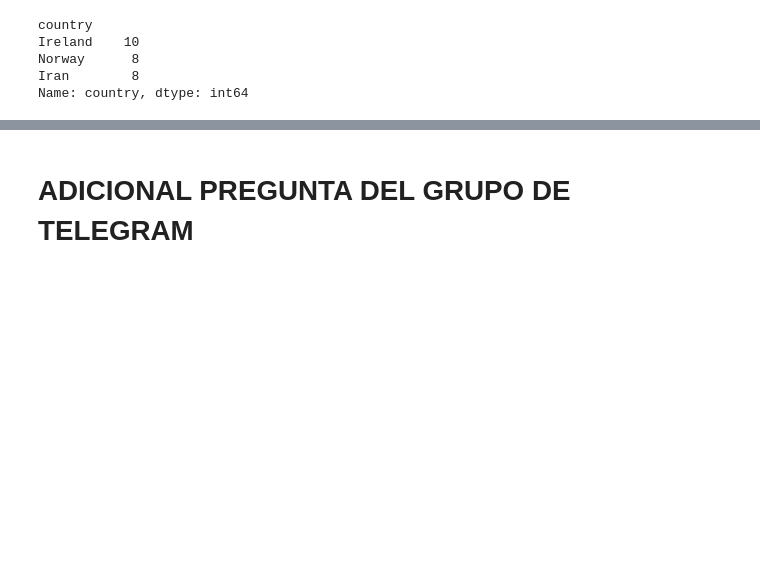
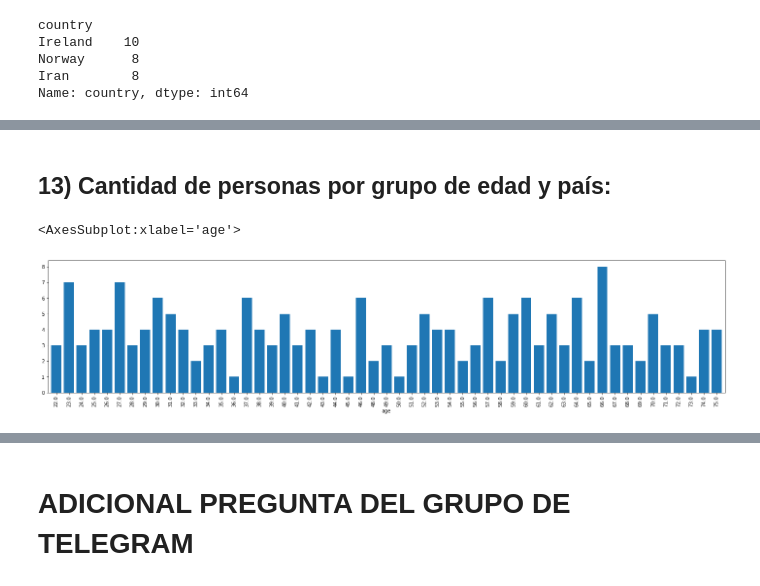
Before and after one commit to MayumyCH/bootcamp_ciencia_de_datos, a Jupyter notebook: modulos/02. Intro al computo cientifico/Tarea_Curso_intro_analisis_datos_python.ipynb, the cells around one changed output, grey strips where cells are left out. Saved outputs shown, nothing was run; the diff lists cells and outputs as text; code cells hidden in the pictures; blank space fills up the shorter version.

```diff
--- a/modulos/02. Intro al computo cientifico/Tarea_Curso_intro_analisis_datos_python.ipynb
+++ b/modulos/02. Intro al computo cientifico/Tarea_Curso_intro_analisis_datos_python.ipynb
@@ -17,7 +17,7 @@ import pandas as pd
 import numpy as np
 # %%
 # URL REPO bootcamp
-url = 'https://raw.githubusercontent.com/MayumyCH/bootcamp_ciencia_de_datos/main/modulos/02.%20Introduccion%20al%20computo/Introduccion%20al%20analisis%20de%20datos%20con%20Python/datasets/user.csv'
-url = '/content/user.csv' # Desde google Colab
+url = "https://raw.githubusercontent.com/MayumyCH/bootcamp_ciencia_de_datos/main/modulos/02.%20Intro%20al%20computo%20cientifico/datasets/user.csv"
+# url = '/content/user.csv' # Desde google Colab
 data = pd.read_csv(url, index_col=0)
 # data = data.dropna()
@@ -225,0 +357,15 @@ Name: country, dtype: int64
+# %%
+# OTRA SOLUCION
+def percent(x, y):
+    return x/x.sum()
+
+data['num'] = 1
+data_percent = pd.pivot_table(data,
+                             index='country',
+                             columns='gender',
+                             values='num',
+                             aggfunc='count').reset_index()
+
+data_percent['% female'] = data_percent[['female','male']].apply(lambda x:x.female/sum(x), axis=1)
+data_percent['% male'] = data_percent[['female','male']].apply(lambda x:x.male/sum(x), axis=1)
+data_percent
@@ -225,0 +424,12 @@ Name: country, dtype: int64
+# %% [markdown]
+## 13) Cantidad de personas por grupo de edad y país:
+# %%
+# Para determinar los grupos de edad más idóneos, podemos calular la cantidad de usuarios por edad y hacer una grafica para tener una idea de la distribución
+import matplotlib.pyplot as plt
+
+edades = data.groupby('age').count().name
+
+edades.plot(kind='bar', width=0.8, figsize=(25,5))
+# %% [output]
+<AxesSubplot:xlabel='age'>
+[figure, added]
```
Also changed, not shown: parts of 16 cells of this notebook, 4 other files.
